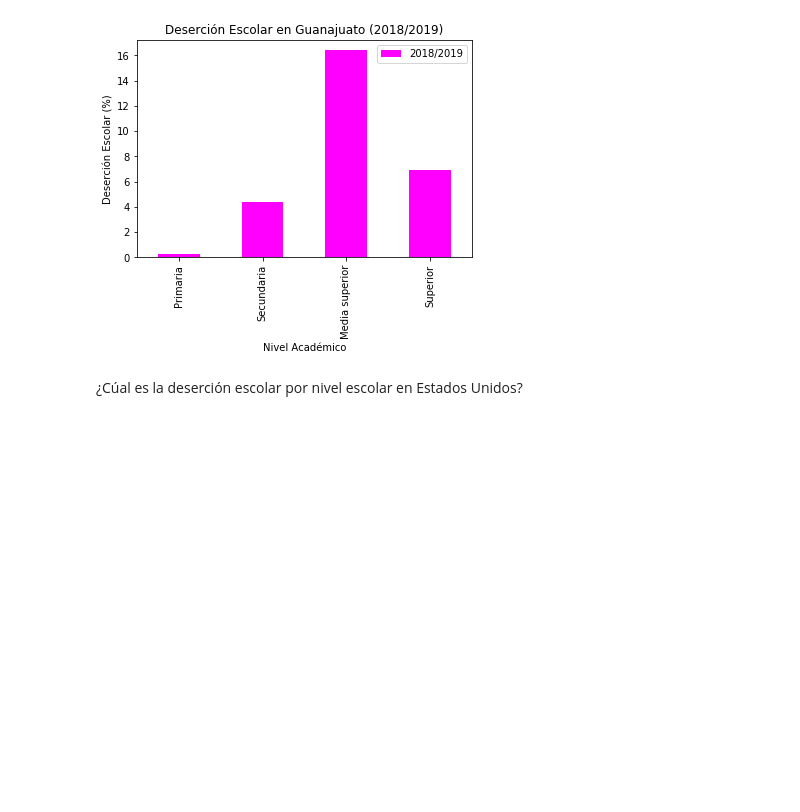
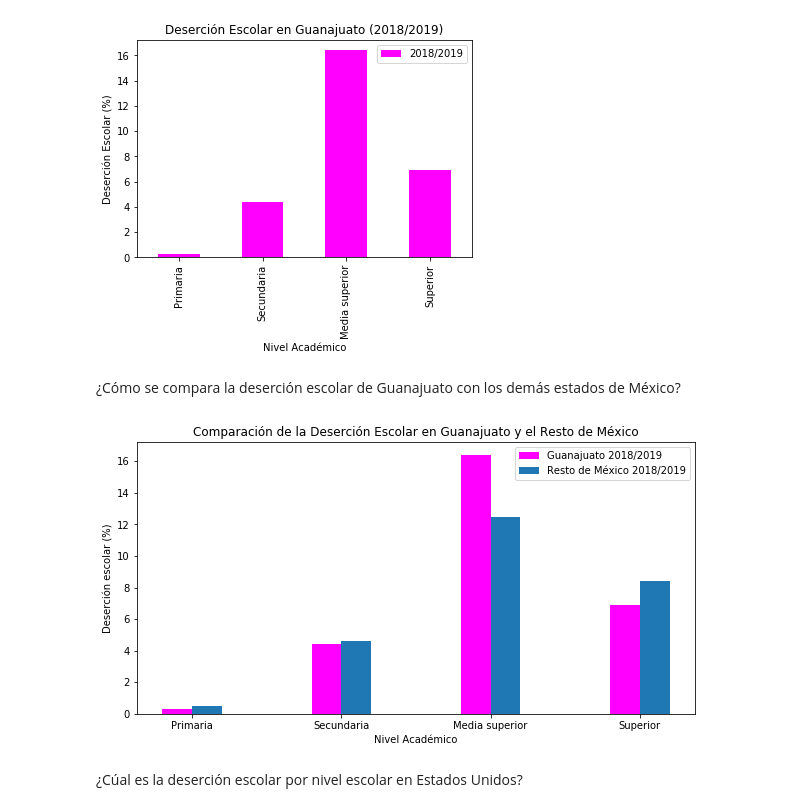
Before and after one commit to DCIDA2019/da2020-MajFons, a Jupyter notebook: Miniproyecto/Miniproyecto.ipynb, the cells around one changed output. Cells and saved outputs as stored; diff of their text form; code cells hidden in the pictures; blank space fills up the shorter version.

```diff
--- a/Miniproyecto/Miniproyecto.ipynb
+++ b/Miniproyecto/Miniproyecto.ipynb
@@ -196,6 +197,37 @@ plt.ylabel('Deserción Escolar (%)')
 plt.savefig('Gua')
 # %% [output]
 [figure]
+# %% [markdown]
+¿Cómo se compara la deserción escolar de Guanajuato con los demás estados de México?
+# %%
+NOGUA = Educ #NOEU será la base de datos sin original sin Estados Unidos
+indexNames = NOGUA[NOGUA.Estado == 'Guanajuato' ].index #Filtro para eliminar los datos de EU.
+
+# Delete these row indexes from dataFrame
+NOGUA.drop(indexNames , inplace=True)
+NOGUA = NOGUA.groupby(['NivelEducativo']).mean()
+NOGUA = NOGUA.reset_index()
+
+temp_ = NOGUA.iloc[0].copy()
+NOGUA.iloc[0] = NOGUA.iloc[1]
+NOGUA.iloc[1] = NOGUA.iloc[2]
+NOGUA.iloc[2] = temp_
+
+ind = [0, 1, 2, 3]
+ind = np.asarray(ind)
+ancho = .2
+fig, ax = plt.subplots(figsize = (10, 5))
+
+plt.bar(ind, Gua['2018/2019'], width = ancho, color = 'magenta', label = 'Guanajuato 2018/2019')
+plt.bar(ind + ancho, NOGUA['2018/2019'], width = ancho, label = 'Resto de México 2018/2019')
+plt.xticks(ind + .5*ancho, Gua.NivelEducativo)
+plt.title('Comparación de la Deserción Escolar en Guanajuato y el Resto de México')
+plt.xlabel('Nivel Académico')
+plt.ylabel('Deserción escolar (%)')
+plt.legend()
+plt.savefig('GuaMex')
+# %% [output]
+[figure, added]
 # %% [markdown]
 ¿Cúal es la deserción escolar por nivel escolar en Estados Unidos?
 # %%
```
Also changed, not shown: parts of 2 cells of this notebook, 1 other file.
